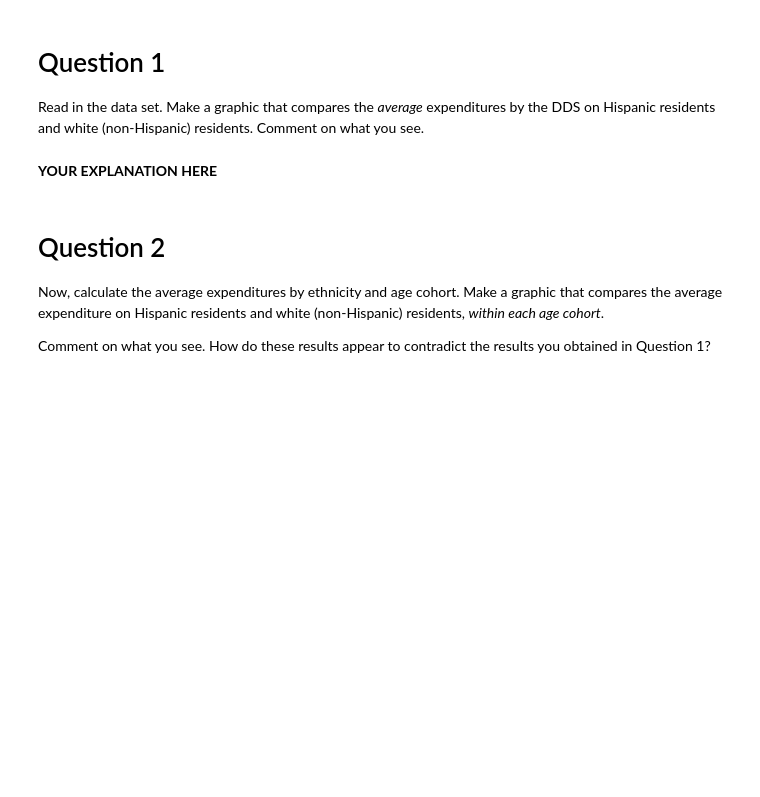
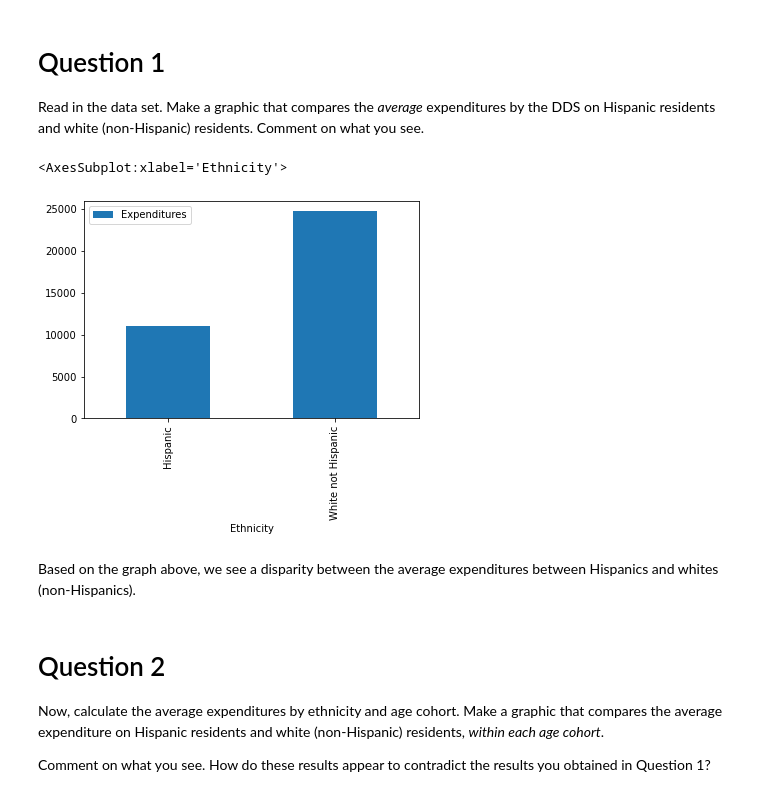
Before and after one commit to claynaut/cs105, a Jupyter notebook: lab-2/2B. Evidence of Discrimination_.ipynb, the cells around one changed output. Drawn from its saved outputs; the diff is of its cells as text; code cells hidden in the pictures; blank space fills up the shorter version.

```diff
--- a/lab-2/2B. Evidence of Discrimination_.ipynb
+++ b/lab-2/2B. Evidence of Discrimination_.ipynb
@@ -20,5 +18,15 @@ Read in the data set. Make a graphic that compares the _average_ expenditures by
-# %% [markdown]
-**YOUR EXPLANATION HERE**
+# %%
+import pandas as pd
+import numpy as np
+df = pd.read_csv('ca_dds_expenditures.csv')
+# pivot table using ethnicity and filtering for only Hispanics and whites
+comp = pd.pivot_table(df, values=['Expenditures'], index=['Ethnicity'], aggfunc=np.mean).loc[['Hispanic', 'White not Hispanic'],:]
+comp.plot.bar()
+# %% [output]
+<AxesSubplot:xlabel='Ethnicity'>
+[figure, added]
+# %% [markdown]
+Based on the graph above, we see a disparity between the average expenditures between Hispanics and whites (non-Hispanics).
 # %% [markdown]
 # Question 2
 
```
Also changed, not shown: parts of 13 cells of this notebook, 1 other file.
